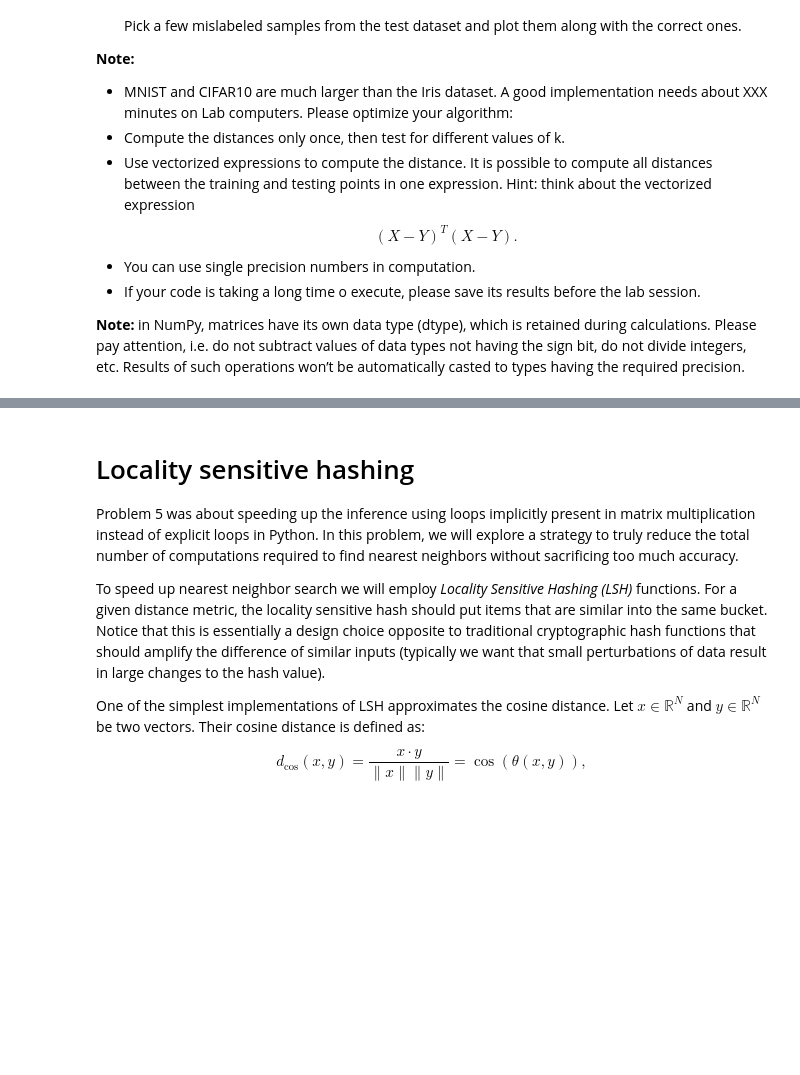
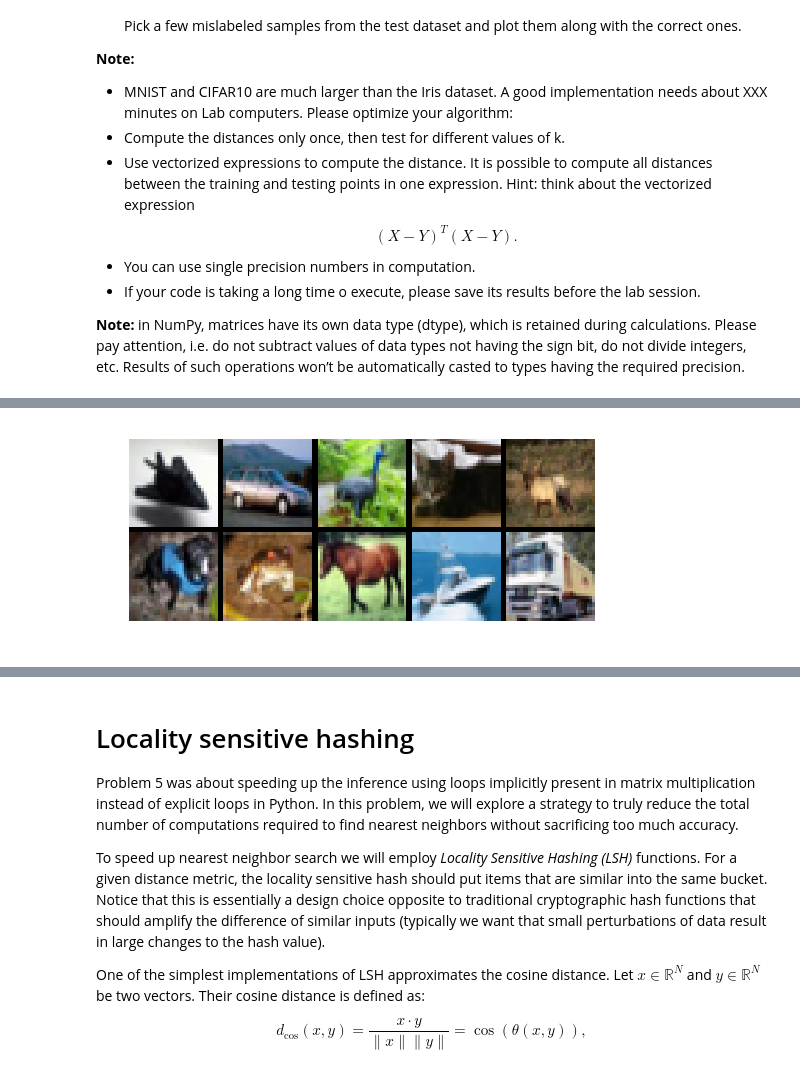
Before and after one commit to zyks/nn_assignments, a Jupyter notebook: assignment1/Assignment1.ipynb, the cells around one changed output, grey strips where cells are left out. Saved outputs shown, nothing was run; the diff lists cells and outputs as text; code cells hidden in the pictures; blank space fills up the shorter version.

```diff
--- a/assignment1/Assignment1.ipynb
+++ b/assignment1/Assignment1.ipynb
@@ -442,3 +469,9 @@ plot_mat(mnist_train.data_sources[0][:20], cmap='gray')
+# %%
+# CIFAR
+_, indices = np.unique(cifar10_train.data_sources[1], return_index=True)
+plot_mat(cifar10_train.data_sources[0][indices])
+# %% [output]
+[figure, added]
 # %%
 #Extract the data matrices
 
```
Also changed, not shown: parts of 13 cells of this notebook.
